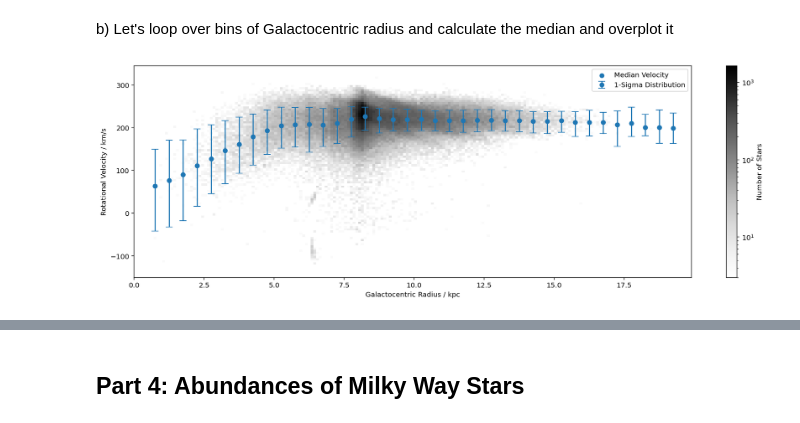
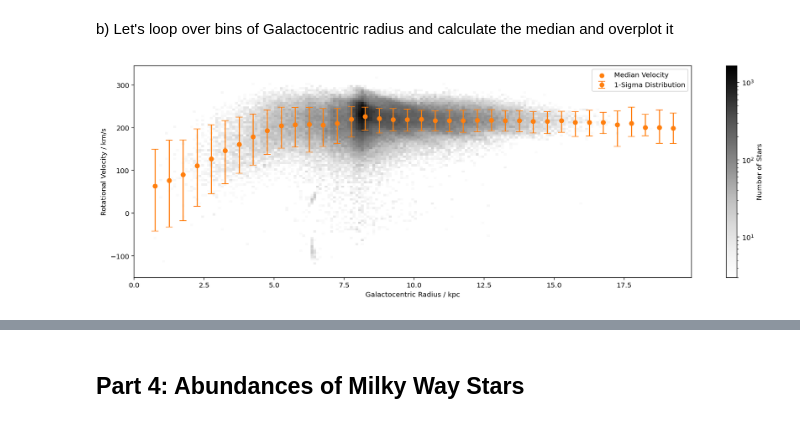
Before and after one commit to svenbuder/ANU_ASTR4006_Week6_Tutorial, a Jupyter notebook: ASTR4006_MilkyWay_Tutorial.ipynb, the cells around one changed output, grey strips where cells are left out. Drawn from its saved outputs; the diff is of its cells as text; code cells hidden in the pictures.

```diff
--- a/ASTR4006_MilkyWay_Tutorial.ipynb
+++ b/ASTR4006_MilkyWay_Tutorial.ipynb
@@ -257,40 +261,40 @@ for R_bin in R_bins:
 plt.scatter(
     R_bins,
     median_v_rot,
-    label = 'Median Velocity'
+    label = 'Median Velocity', color = 'C1'
 )
 
 # We can even try to get an idea of the distribution of velocities in each bin with np.percentile.
 # That sorts the velocities and tells the velocity value of the lowest X% stars (50% here is for example the median)
 percentiles_v_rot = []
 
 for R_bin in R_bins:
     stars_in_R_bin = (
         (R_kpc > R_bin-0.5*R_bin_size) &
         (R_kpc < R_bin+0.5*R_bin_size)
     )
     percentiles_v_rot.append(np.percentile(vT_kms[stars_in_R_bin],q=[16,50,84]))
 
 percentiles_v_rot = np.array(percentiles_v_rot)
 
 plt.errorbar(
     R_bins,
     percentiles_v_rot[:,1],
     yerr = [
         percentiles_v_rot[:,1]-percentiles_v_rot[:,0],
         percentiles_v_rot[:,2]-percentiles_v_rot[:,1]
     ],
     capsize=5,
     fmt = 'o',
-    label = '1-Sigma Distribution'
+    label = '1-Sigma Distribution', color = 'C1'
 )
 
 colorbar = plt.colorbar(h[-1])
 colorbar.set_label('Number of Stars')
 plt.xlabel('Galactocentric Radius / kpc')
 plt.ylabel('Rotational Velocity / km/s')
 plt.legend()
 plt.tight_layout()
 # %% [output]
-[figure, old version]
+[figure, new version]
 # %% [markdown]
```
Also changed, not shown: parts of 10 cells of this notebook, 5 other files.
